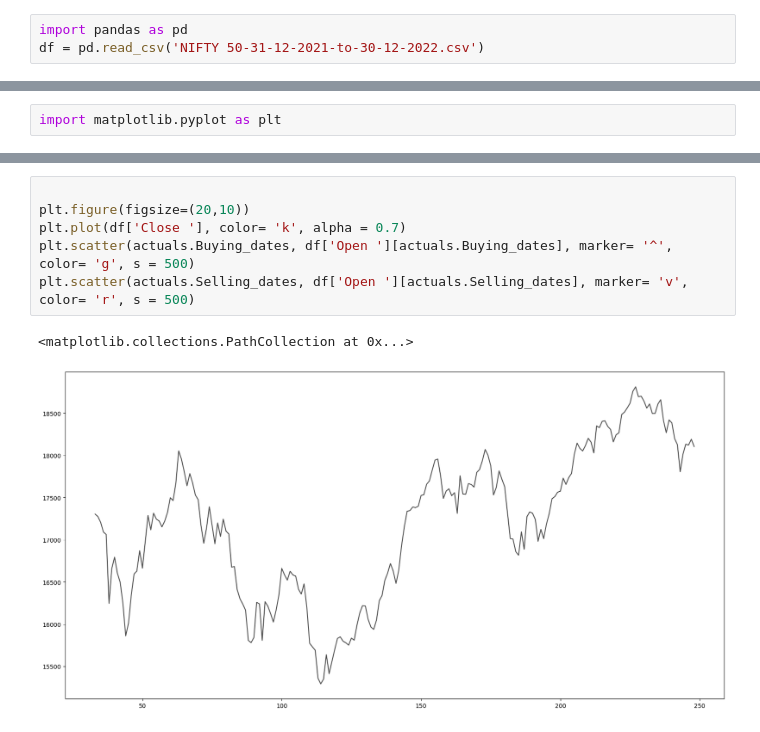
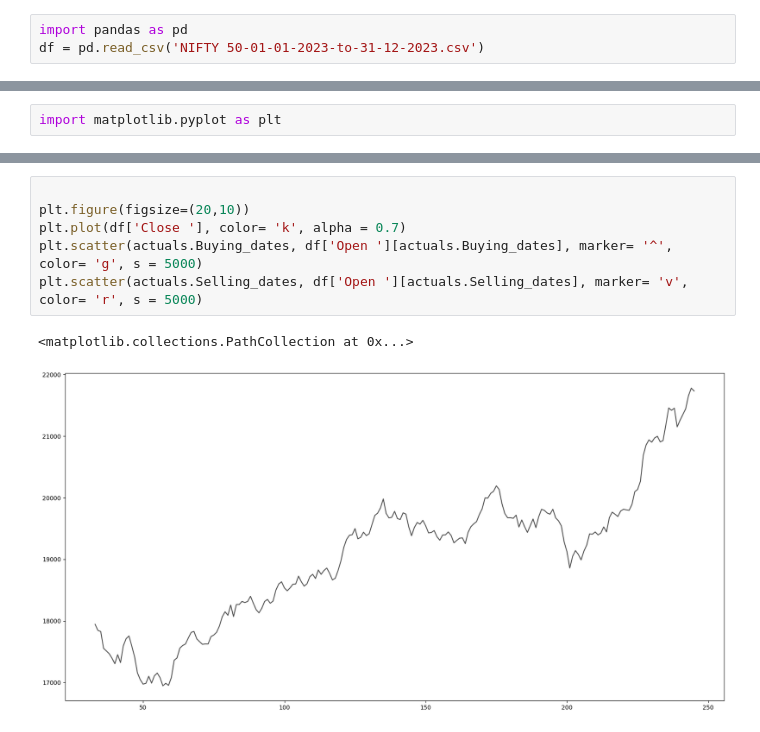
Before and after one commit to SujayVivek/TradingStrategies, a Jupyter notebook: Stochastic+RSI+MACD.ipynb, the cells around one changed output, grey strips where cells are left out. Drawn from its saved outputs; the diff is of its cells as text.

Commit message:
NIFTY50 yr2023

```diff
--- a/Stochastic+RSI+MACD.ipynb
+++ b/Stochastic+RSI+MACD.ipynb
@@ -33,6 +33,6 @@ Saving NIFTY 50-31-12-2021-to-30-12-2022.csv to NIFTY 50-31-12-2021-to-30-12-202
 # %%
 import pandas as pd
-df = pd.read_csv('NIFTY 50-31-12-2021-to-30-12-2022.csv')
+df = pd.read_csv('NIFTY 50-01-01-2023-to-31-12-2023.csv')
 # %%
 #K-line
 df['%K']= ta.momentum.stoch(df['High '], df['Low '], df['Close '], window= 14, smooth_window=3)
@@ -142,9 +146,9 @@ import matplotlib.pyplot as plt
 # %%
 
 plt.figure(figsize=(20,10))
 plt.plot(df['Close '], color= 'k', alpha = 0.7)
-plt.scatter(actuals.Buying_dates, df['Open '][actuals.Buying_dates], marker= '^', color= 'g', s = 500)
-plt.scatter(actuals.Selling_dates, df['Open '][actuals.Selling_dates], marker= 'v', color= 'r', s = 500)
+plt.scatter(actuals.Buying_dates, df['Open '][actuals.Buying_dates], marker= '^', color= 'g', s = 5000)
+plt.scatter(actuals.Selling_dates, df['Open '][actuals.Selling_dates], marker= 'v', color= 'r', s = 5000)
 # %% [output]
 <matplotlib.collections.PathCollection at 0x...>
-[figure, old version]
+[figure, new version]
```
Also changed, not shown: parts of 5 cells of this notebook.
